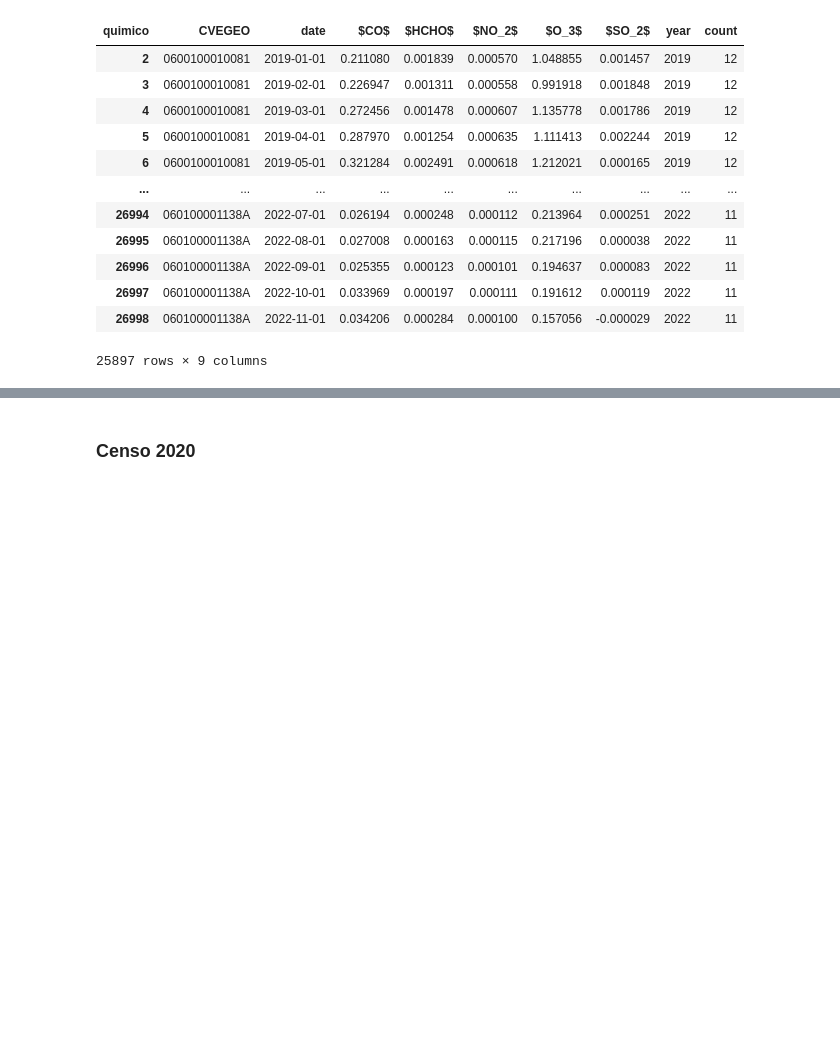
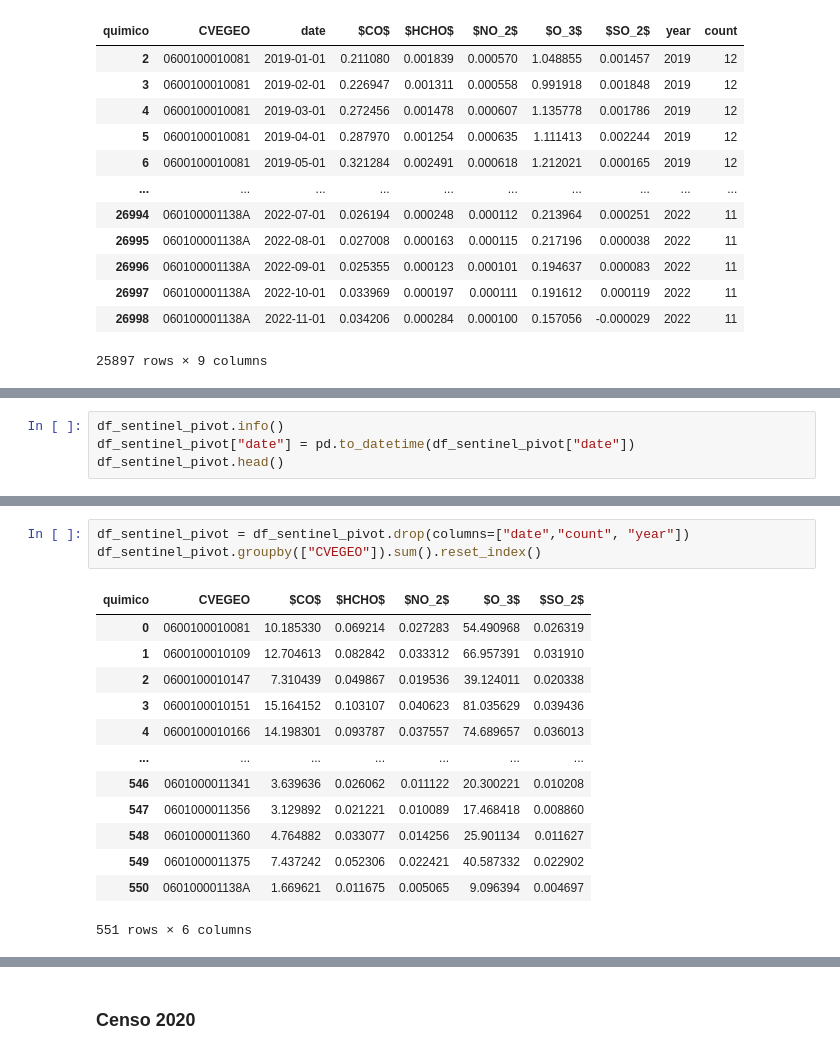
Before and after one commit to pcorner10/pronaces_analisis, a Jupyter notebook: reclasificacion2023.ipynb, the cells around one changed output, grey strips where cells are left out. Drawn from its saved outputs; the diff is of its cells as text; blank space fills up the shorter version.

```diff
--- a/reclasificacion2023.ipynb
+++ b/reclasificacion2023.ipynb
@@ -138,0 +146,4 @@ array(['2019', '2020', '2021', '2022'], dtype=object)
+# %%
+df_sentinel_pivot.info()
+df_sentinel_pivot["date"] = pd.to_datetime(df_sentinel_pivot["date"])
+df_sentinel_pivot.head()
@@ -139,3 +173,20 @@ array(['2019', '2020', '2021', '2022'], dtype=object)
+# %%
+df_sentinel_pivot = df_sentinel_pivot.drop(columns=["date","count", "year"])
+df_sentinel_pivot.groupby(["CVEGEO"]).sum().reset_index()
+# %% [output]
+| quimico | CVEGEO | $CO$ | $HCHO$ | $NO_2$ | $O_3$ | $SO_2$ |
+| 0 | 0600100010081 | 10.185330 | 0.069214 | 0.027283 | 54.490968 | 0.026319 |
+| 1 | 0600100010109 | 12.704613 | 0.082842 | 0.033312 | 66.957391 | 0.031910 |
+| 2 | 0600100010147 | 7.310439 | 0.049867 | 0.019536 | 39.124011 | 0.020338 |
+| 3 | 0600100010151 | 15.164152 | 0.103107 | 0.040623 | 81.035629 | 0.039436 |
+| 4 | 0600100010166 | 14.198301 | 0.093787 | 0.037557 | 74.689657 | 0.036013 |
+| ... | ... | ... | ... | ... | ... | ... |
+| 546 | 0601000011341 | 3.639636 | 0.026062 | 0.011122 | 20.300221 | 0.010208 |
+| 547 | 0601000011356 | 3.129892 | 0.021221 | 0.010089 | 17.468418 | 0.008860 |
+| 548 | 0601000011360 | 4.764882 | 0.033077 | 0.014256 | 25.901134 | 0.011627 |
+| 549 | 0601000011375 | 7.437242 | 0.052306 | 0.022421 | 40.587332 | 0.022902 |
+| 550 | 060100001138A | 1.669621 | 0.011675 | 0.005065 | 9.096394 | 0.004697 |
+551 rows × 6 columns
 # %%
 df_sentinel_sum = df_sentinel_pivot.groupby(["CVEGEO"]).sum().reset_index()
 
```
Also changed, not shown: parts of 35 cells of this notebook, 9 other files.
